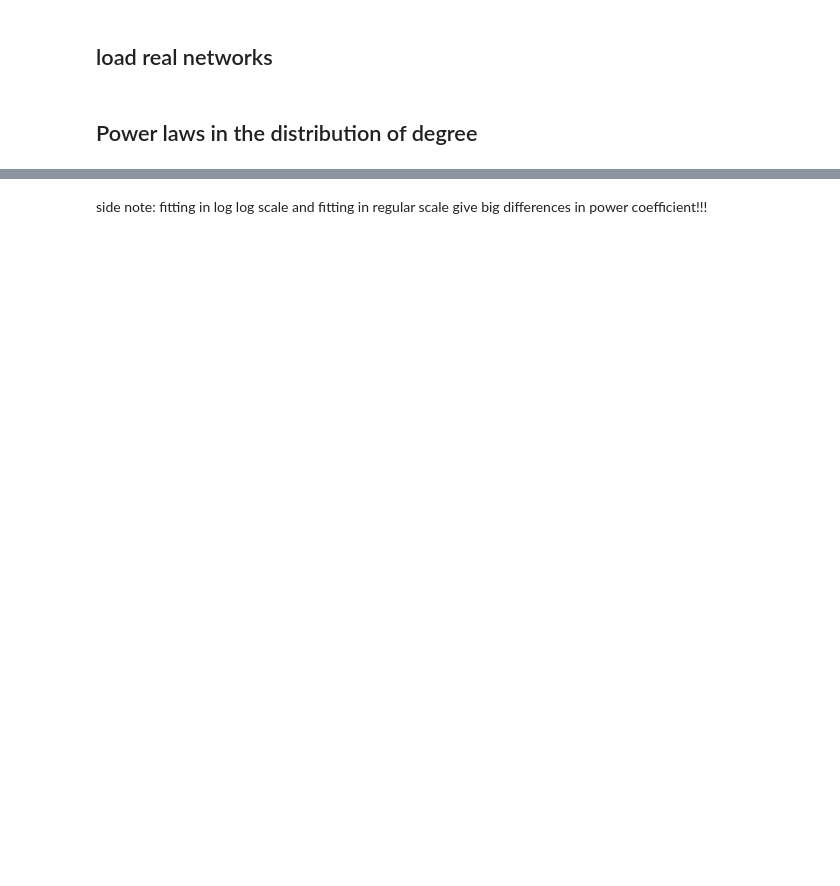
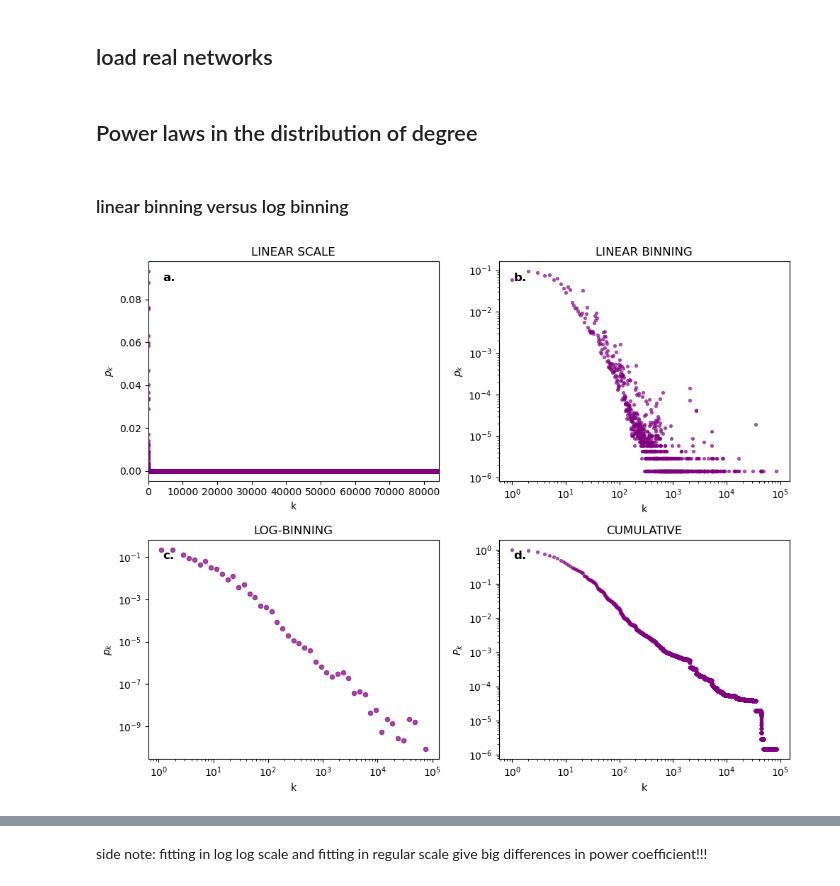
Before and after one commit to haotianh9/graph_teaching, a Jupyter notebook: NetworkScience/4_Scale_free_property.ipynb, the cells around one changed output, grey strips where cells are left out. Drawn from its saved outputs; the diff is of its cells as text; code cells hidden in the pictures; blank space fills up the shorter version.

Commit message:
update scale free network

```diff
--- a/NetworkScience/4_Scale_free_property.ipynb
+++ b/NetworkScience/4_Scale_free_property.ipynb
@@ -65,3 +61,83 @@ graph_list.append(G_www)
 name_list.append("Web Graph BerkStan 2002")
 # %% [markdown]
 ## Power laws in the distribution of degree
+# %% [markdown]
+### linear binning versus log binning
+# %%
+import numpy as np
+import matplotlib.pyplot as plt
+import networkx as nx
+
+# ── 1) get degree sequence from your graph ───────────────────────────
+degrees = np.array([d for _, d in G_www.degree()])
+N       = degrees.size
+max_k   = degrees.max()
+
+# ── 2) exact (linear) PMF pₖ ────────────────────────────────────────
+counts      = np.bincount(degrees, minlength=max_k+1)
+k_vals      = np.arange(1, max_k+1)
+p_k_linear  = counts[1:] / N
+
+# ── 3) log‑binning approximated PDF p(k) ────────────────────────────
+num_bins  = 50
+log_bins  = np.logspace(np.log10(1), np.log10(max_k), num_bins)
+cnt_log, bin_edges = np.histogram(degrees, bins=log_bins)
+bin_centers       = np.sqrt(bin_edges[:-1] * bin_edges[1:])
+bin_widths        = np.diff(bin_edges)
+p_k_log = cnt_log / (N * bin_widths)
+
+# ── 4) cumulative distribution Pₖ = Prob(degree ≥ k) ────────────────
+#    compute reverse cumsum of counts
+rev_cum = np.cumsum(counts[::-1])[::-1]
+P_k     = rev_cum[1:] / N
+
+# ── 5) make the 2×2 figure ───────────────────────────────────────────
+fig, axes = plt.subplots(2, 2, figsize=(10, 8), tight_layout=True)
+axes = axes.flatten()
+
+# Panel a) Linear scale
+ax = axes[0]
+ax.scatter(k_vals, p_k_linear, s=8, color='purple', alpha=0.6)
+ax.set_title('LINEAR SCALE')
+ax.set_xlabel('k')
+ax.set_ylabel(r'$p_k$')
+ax.set_xlim(0, max_k)
+ax.text(0.05, 0.95, 'a.', transform=ax.transAxes,
+        ha='left', va='top', fontsize=12, fontweight='bold')
+
+# Panel b) Linear binning on log–log
+ax = axes[1]
+ax.scatter(k_vals, p_k_linear, s=8, color='purple', alpha=0.6)
+ax.set_xscale('log')
+ax.set_yscale('log')
+ax.set_title('LINEAR BINNING')
+ax.set_xlabel('k')
+ax.set_ylabel(r'$p_k$')
+ax.text(0.05, 0.95, 'b.', transform=ax.transAxes,
+        ha='left', va='top', fontsize=12, fontweight='bold')
+
+# Panel c) Log‑binning on log–log
+ax = axes[2]
+ax.scatter(bin_centers, p_k_log, s=20, color='purple', alpha=0.7)
+ax.set_xscale('log')
+ax.set_yscale('log')
+ax.set_title('LOG‑BINNING')
+ax.set_xlabel('k')
+ax.set_ylabel(r'$p_k$')
+ax.text(0.05, 0.95, 'c.', transform=ax.transAxes,
+        ha='left', va='top', fontsize=12, fontweight='bold')
+
+# Panel d) Cumulative on log–log
+ax = axes[3]
+ax.scatter(k_vals, P_k, s=8, color='purple', alpha=0.6)
+ax.set_xscale('log')
+ax.set_yscale('log')
+ax.set_title('CUMULATIVE')
+ax.set_xlabel('k')
+ax.set_ylabel(r'$P_k$')
+ax.text(0.05, 0.95, 'd.', transform=ax.transAxes,
+        ha='left', va='top', fontsize=12, fontweight='bold')
+
+plt.show()
+# %% [output]
+[figure, added]
```
Also changed, not shown: parts of 4 cells of this notebook.
